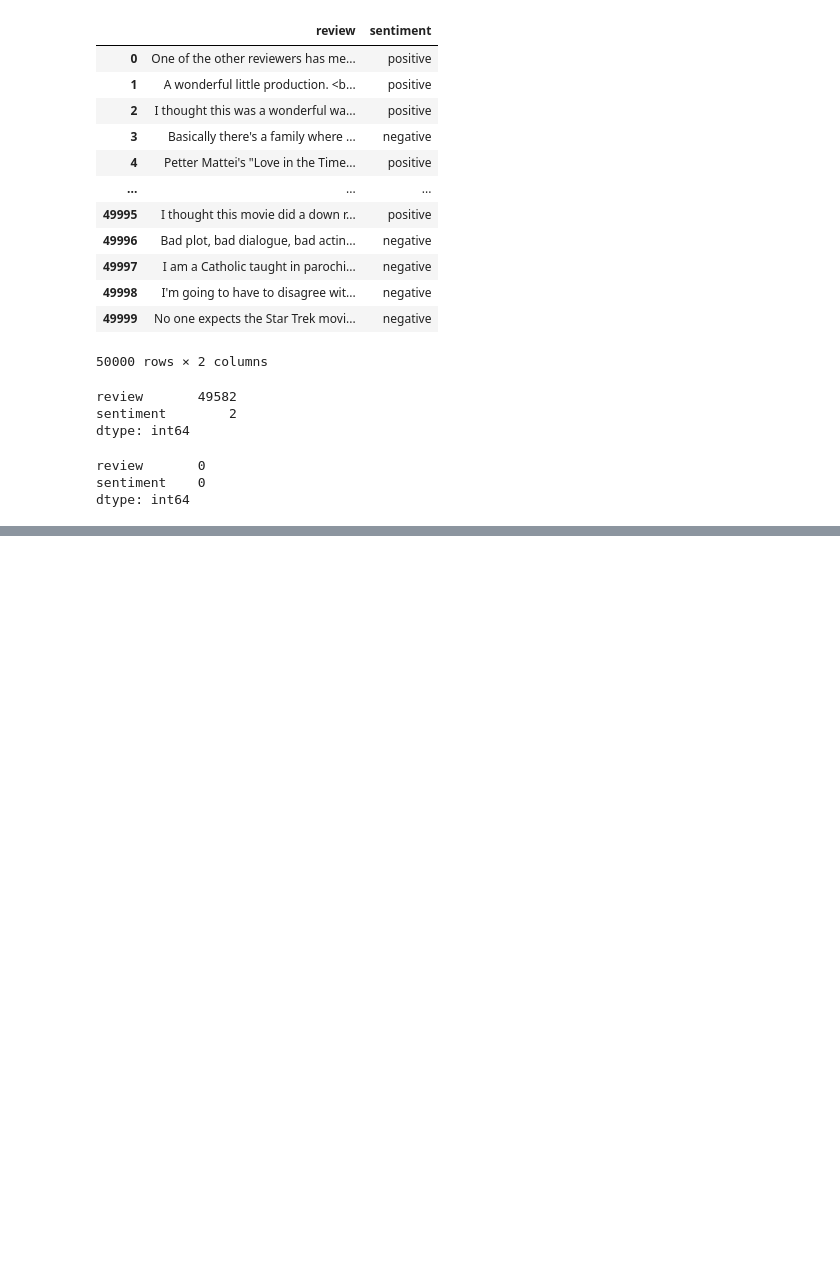
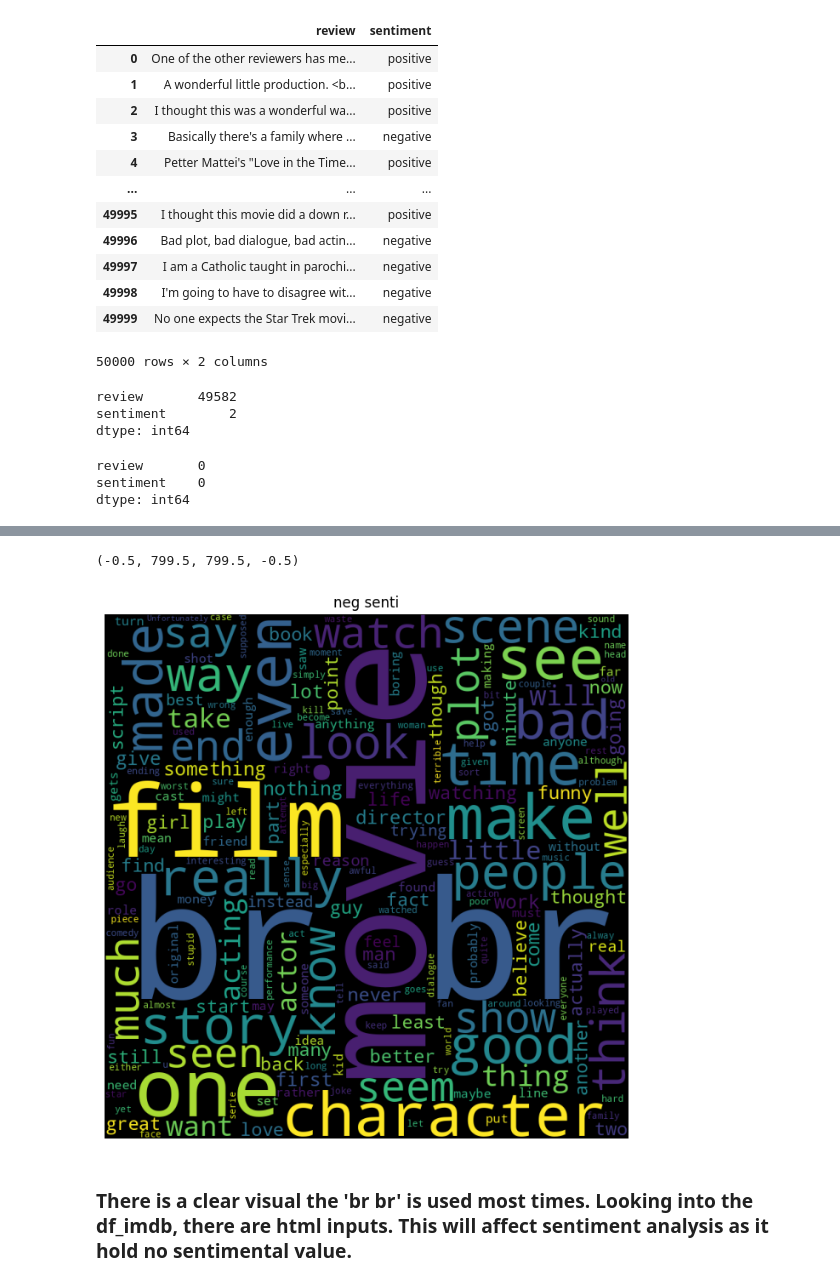
Before and after one commit to yunmokoo/NLP-sentiment, a Jupyter notebook: imdb-50k-reviews.ipynb, the cells around one changed output, grey strips where cells are left out. Drawn from its saved outputs; the diff is of its cells as text; code cells hidden in the pictures; blank space fills up the shorter version.

```diff
--- a/imdb-50k-reviews.ipynb
+++ b/imdb-50k-reviews.ipynb
@@ -55,0 +107,16 @@ dtype: int64
+# %%
+plt.figure(figsize=(8,8))
+wordcloud2 = WordCloud(width=800,
+                      height=800,
+                      background_color='black',
+                      stopwords=stopwords,
+                      min_font_size=10).generate(neg)
+
+plt.imshow(wordcloud2)
+plt.title('neg senti')
+plt.axis('off')
+# %% [output]
+(-0.5, 799.5, 799.5, -0.5)
+[figure, added]
+# %% [markdown]
+### There is a clear visual the 'br br' is used most times. Looking into the df_imdb, there are html inputs. This will affect sentiment analysis as it hold no sentimental value.
```
Also changed, not shown: parts of 7 cells of this notebook.
